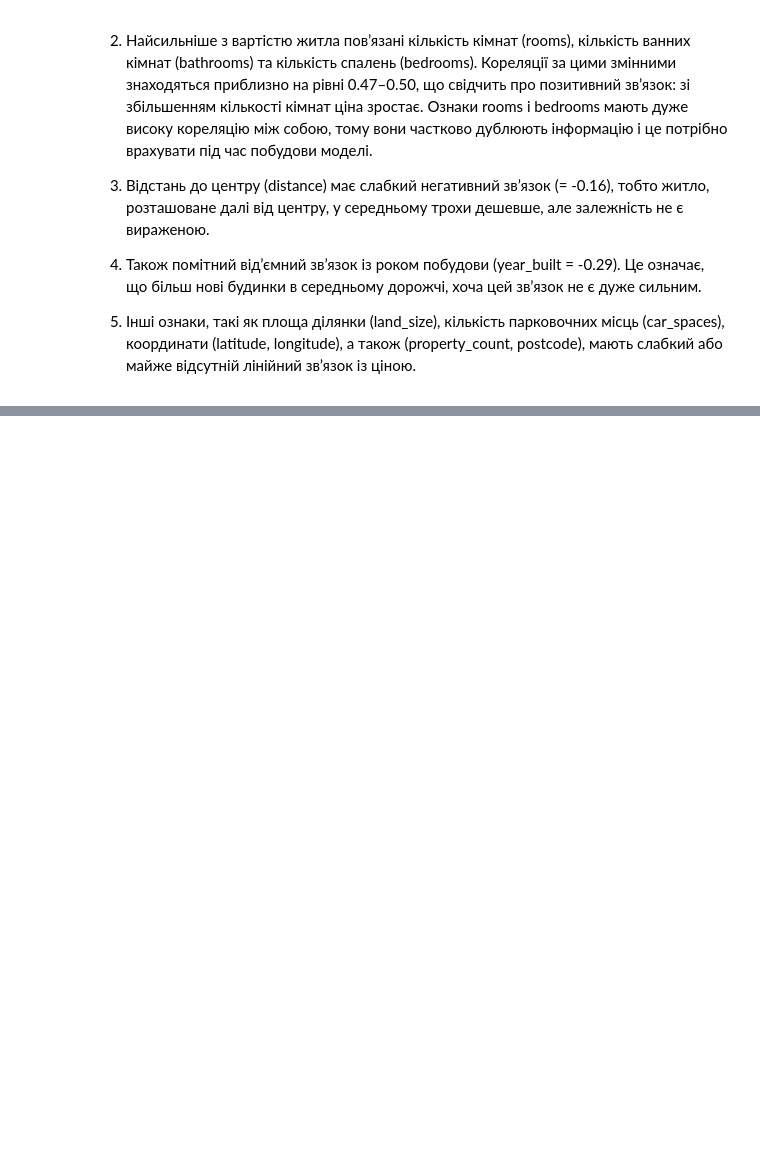
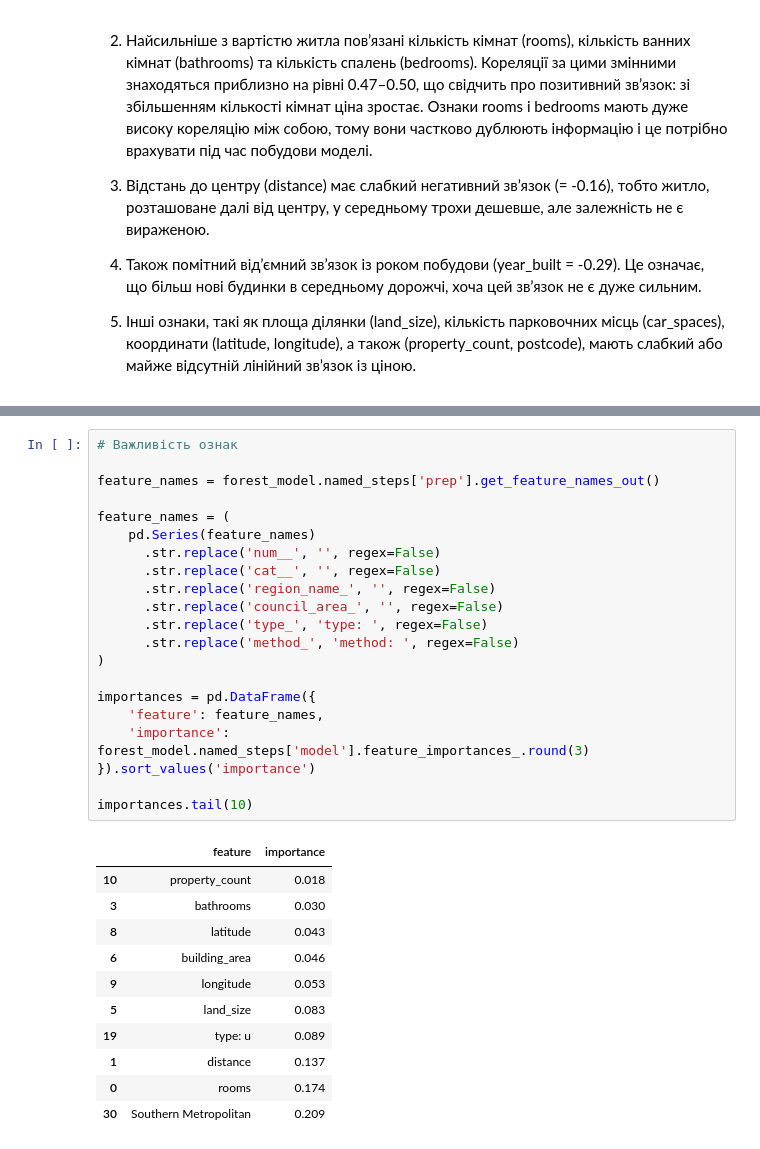
Before and after one commit to Yuliia-Safonova/melbourne-housing, a Jupyter notebook: notebooks/melbourne_housing.ipynb, the cells around one changed output, grey strips where cells are left out. Drawn from its saved outputs; the diff is of its cells as text; blank space fills up the shorter version.

```diff
--- a/notebooks/melbourne_housing.ipynb
+++ b/notebooks/melbourne_housing.ipynb
@@ -385,0 +563,33 @@ clean[['rooms', 'bedrooms']].corr()
+# %%
+# Важливість ознак
+
+feature_names = forest_model.named_steps['prep'].get_feature_names_out()
+
+feature_names = (
+    pd.Series(feature_names)
+      .str.replace('num__', '', regex=False)
+      .str.replace('cat__', '', regex=False)
+      .str.replace('region_name_', '', regex=False)
+      .str.replace('council_area_', '', regex=False)
+      .str.replace('type_', 'type: ', regex=False)
+      .str.replace('method_', 'method: ', regex=False)
+)
+
+importances = pd.DataFrame({
+    'feature': feature_names,
+    'importance': forest_model.named_steps['model'].feature_importances_.round(3)
+}).sort_values('importance')
+
+importances.tail(10)
+# %% [output]
+|  | feature | importance |
+| 10 | property_count | 0.018 |
+| 3 | bathrooms | 0.030 |
+| 8 | latitude | 0.043 |
+| 6 | building_area | 0.046 |
+| 9 | longitude | 0.053 |
+| 5 | land_size | 0.083 |
+| 19 | type: u | 0.089 |
+| 1 | distance | 0.137 |
+| 0 | rooms | 0.174 |
+| 30 | Southern Metropolitan | 0.209 |
```
Also changed, not shown: parts of 17 cells of this notebook.
